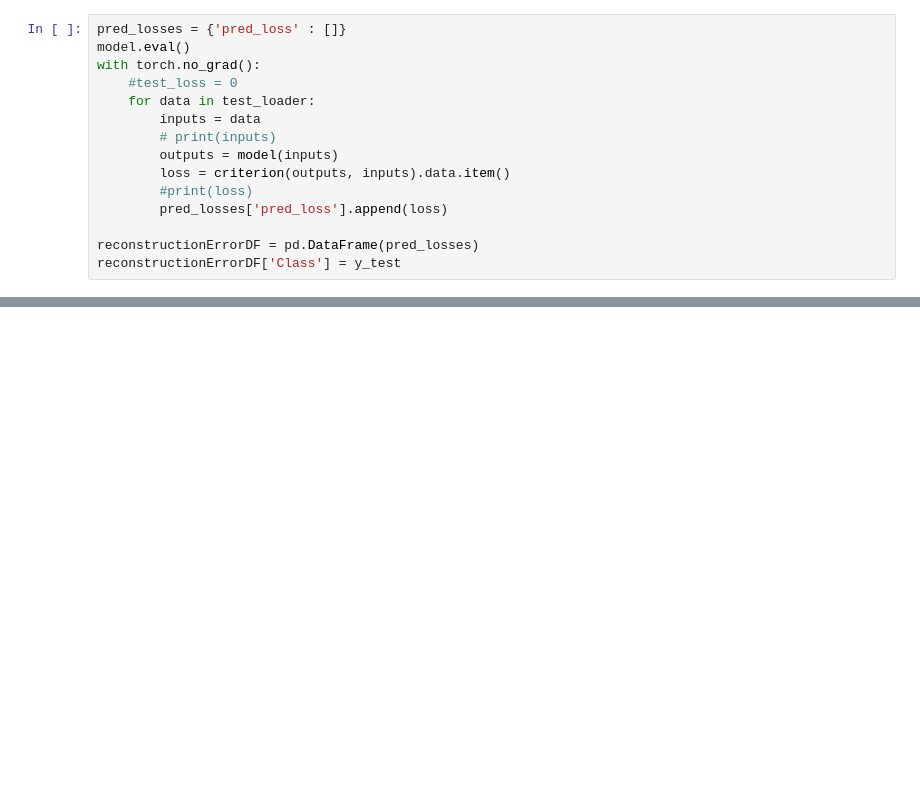
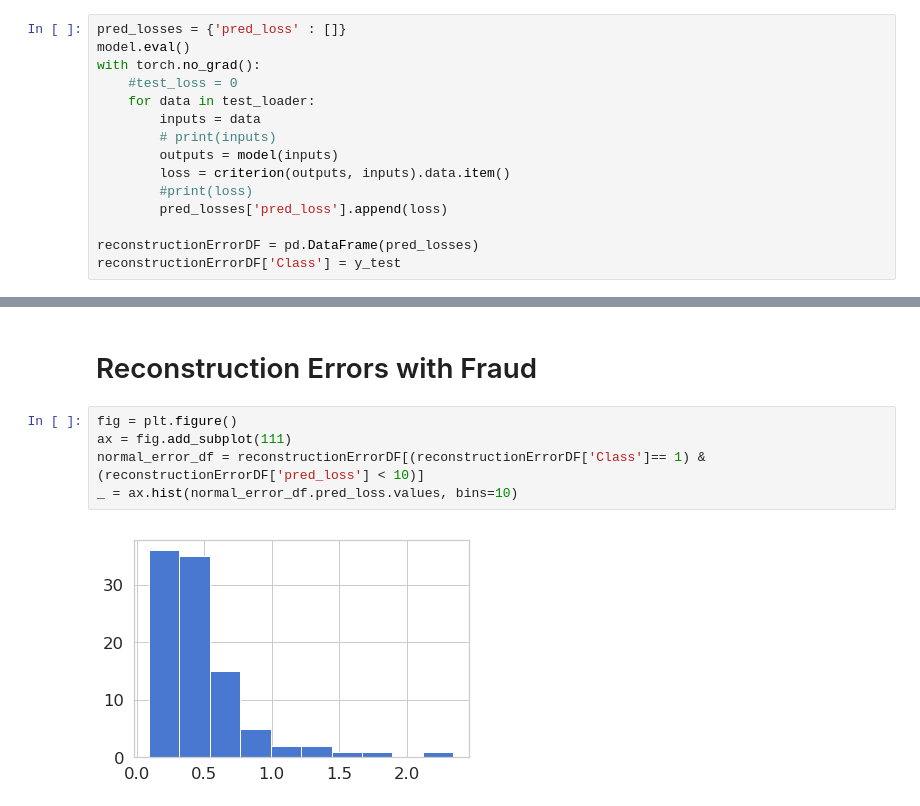
Before and after one commit to vimalkansal/credit_card_fraud_detection, a Jupyter notebook: project/credit_card_fraud_detection.ipynb, the cells around one changed output, grey strips where cells are left out. Cells and saved outputs as stored; diff of their text form; blank space fills up the shorter version.

```diff
--- a/project/credit_card_fraud_detection.ipynb
+++ b/project/credit_card_fraud_detection.ipynb
@@ -343,0 +353,9 @@ reconstructionErrorDF.describe()
+# %% [markdown]
+# Reconstruction Errors with Fraud
+# %%
+fig = plt.figure()
+ax = fig.add_subplot(111)
+normal_error_df = reconstructionErrorDF[(reconstructionErrorDF['Class']== 1) & (reconstructionErrorDF['pred_loss'] < 10)]
+_ = ax.hist(normal_error_df.pred_loss.values, bins=10)
+# %% [output]
+[figure, added]
```
Also changed, not shown: parts of 15 cells of this notebook.
